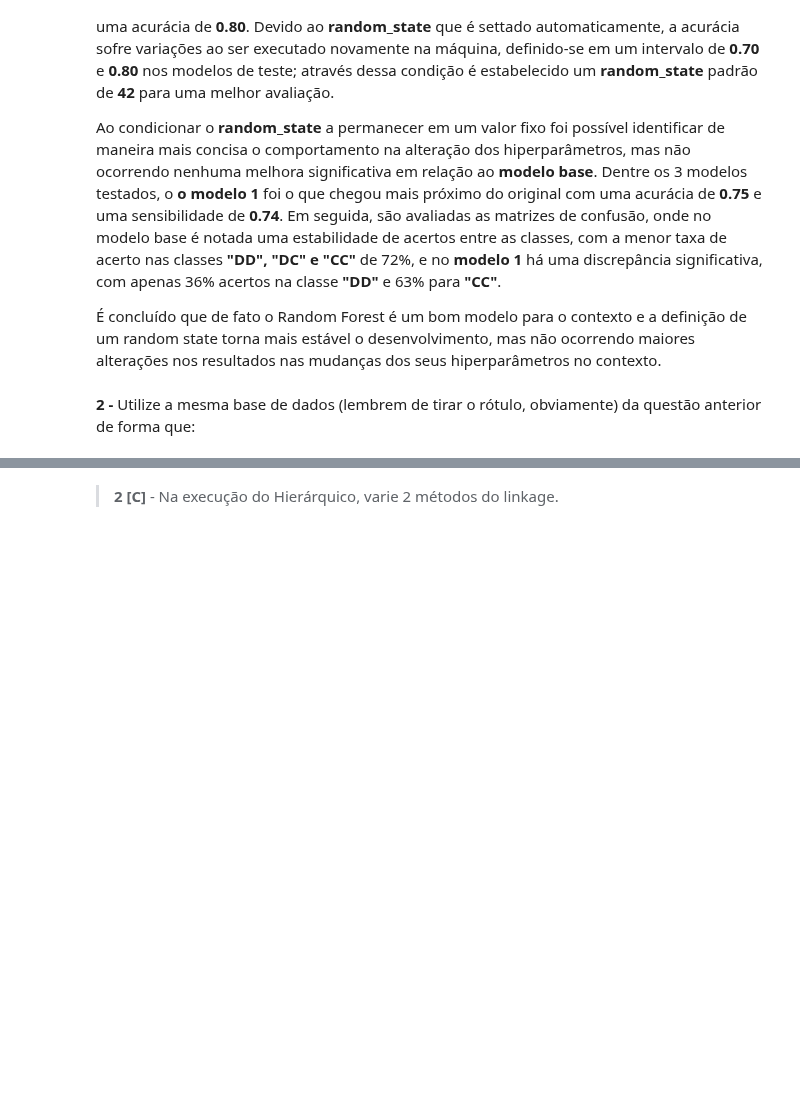
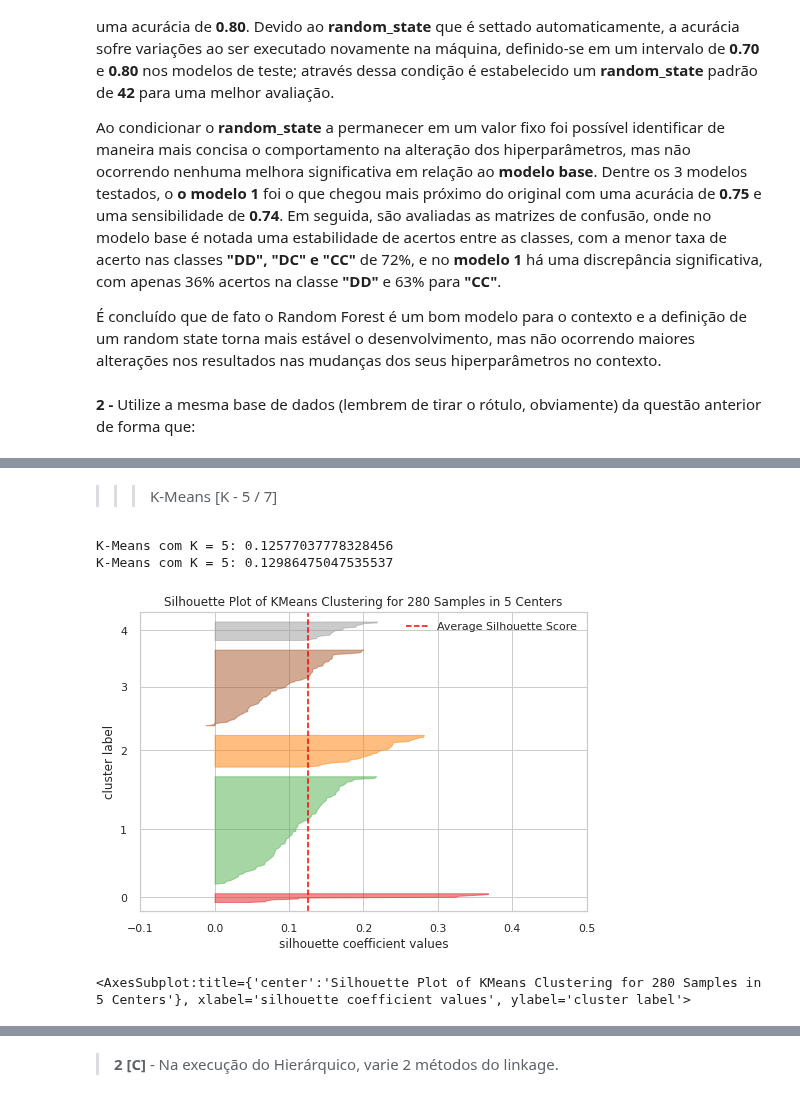
Before and after one commit to cori4nder/ia, a Jupyter notebook: Test02/Avaliacao02_IA_2022.ipynb, the cells around one changed output, grey strips where cells are left out. Cells and saved outputs as stored; diff of their text form; code cells hidden in the pictures; blank space fills up the shorter version.

```diff
--- a/Test02/Avaliacao02_IA_2022.ipynb
+++ b/Test02/Avaliacao02_IA_2022.ipynb
@@ -412,0 +419,28 @@ Ao condicionar o **random_state** a permanecer em um valor fixo foi possível id
+# %%
+# Normalizando dados
+
+dstudent_cluster = dstudent_balanced.copy()
+dstudent_cluster = dstudent_cluster.drop(["GRADE"], axis = 1)
+
+X = RobustScaler().fit_transform(dstudent_cluster)
+# %% [markdown]
+>>> K-Means [K - 5 / 7]
+# %%
+k5 = KMeans(n_clusters=5, random_state=42)
+k5.fit(X)
+
+k7 = KMeans(n_clusters=7, random_state=42)
+k7.fit(X)
+# %%
+print(f"K-Means com K = 5: {silhouette_score(X, k5.labels_)}")
+print(f"K-Means com K = 5: {silhouette_score(X, k7.labels_)}")
+# %% [output]
+K-Means com K = 5: 0.12577037778328456
+K-Means com K = 5: 0.12986475047535537
+# %%
+visualizer5 = SilhouetteVisualizer(k5)
+visualizer5.fit(X)
+visualizer5.show()
+# %% [output]
+[figure, added]
+<AxesSubplot:title={'center':'Silhouette Plot of KMeans Clustering for 280 Samples in 5 Centers'}, xlabel='silhouette coefficient values', ylabel='cluster label'>
```
Also changed, not shown: parts of 20 cells of this notebook.
